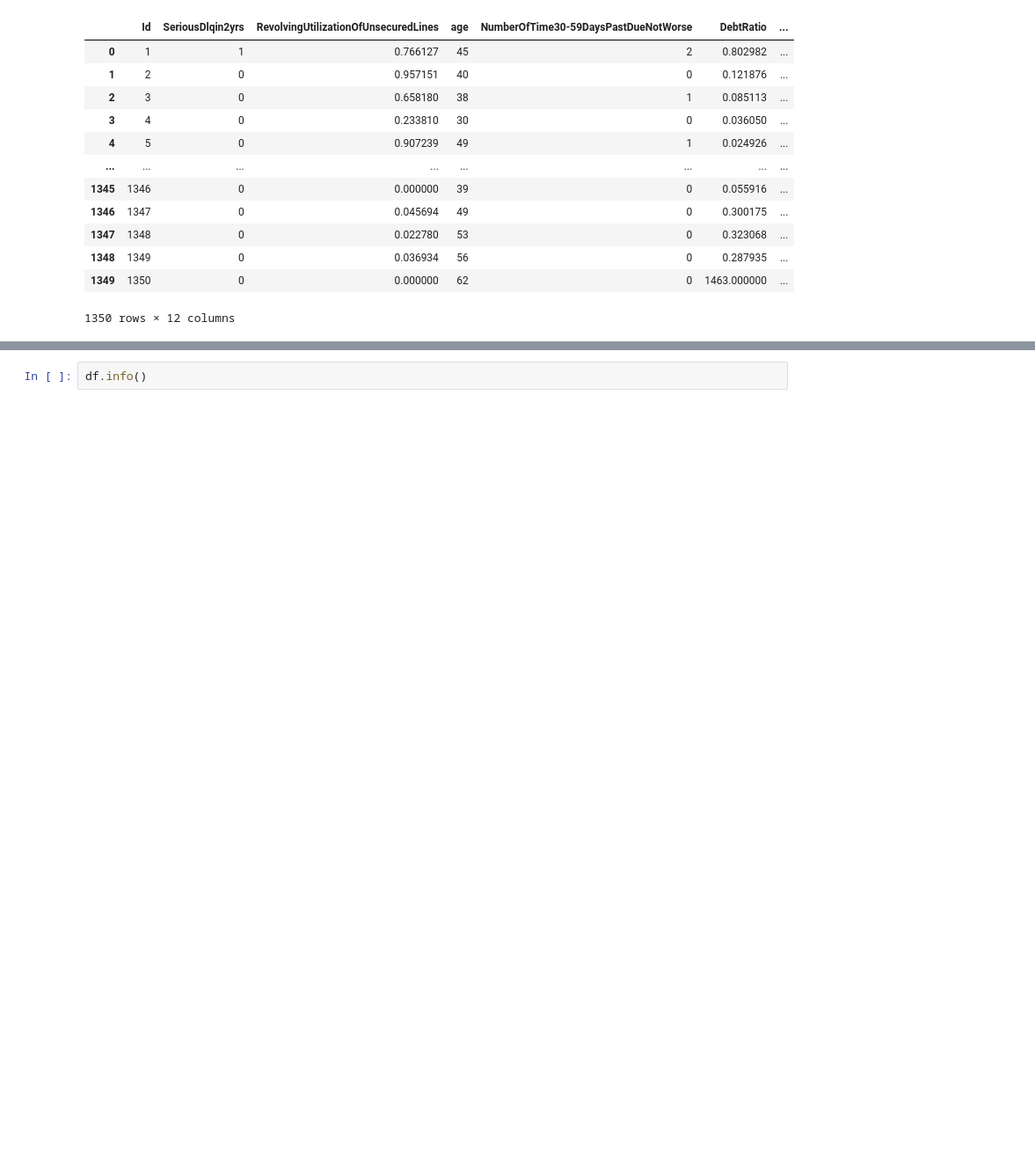
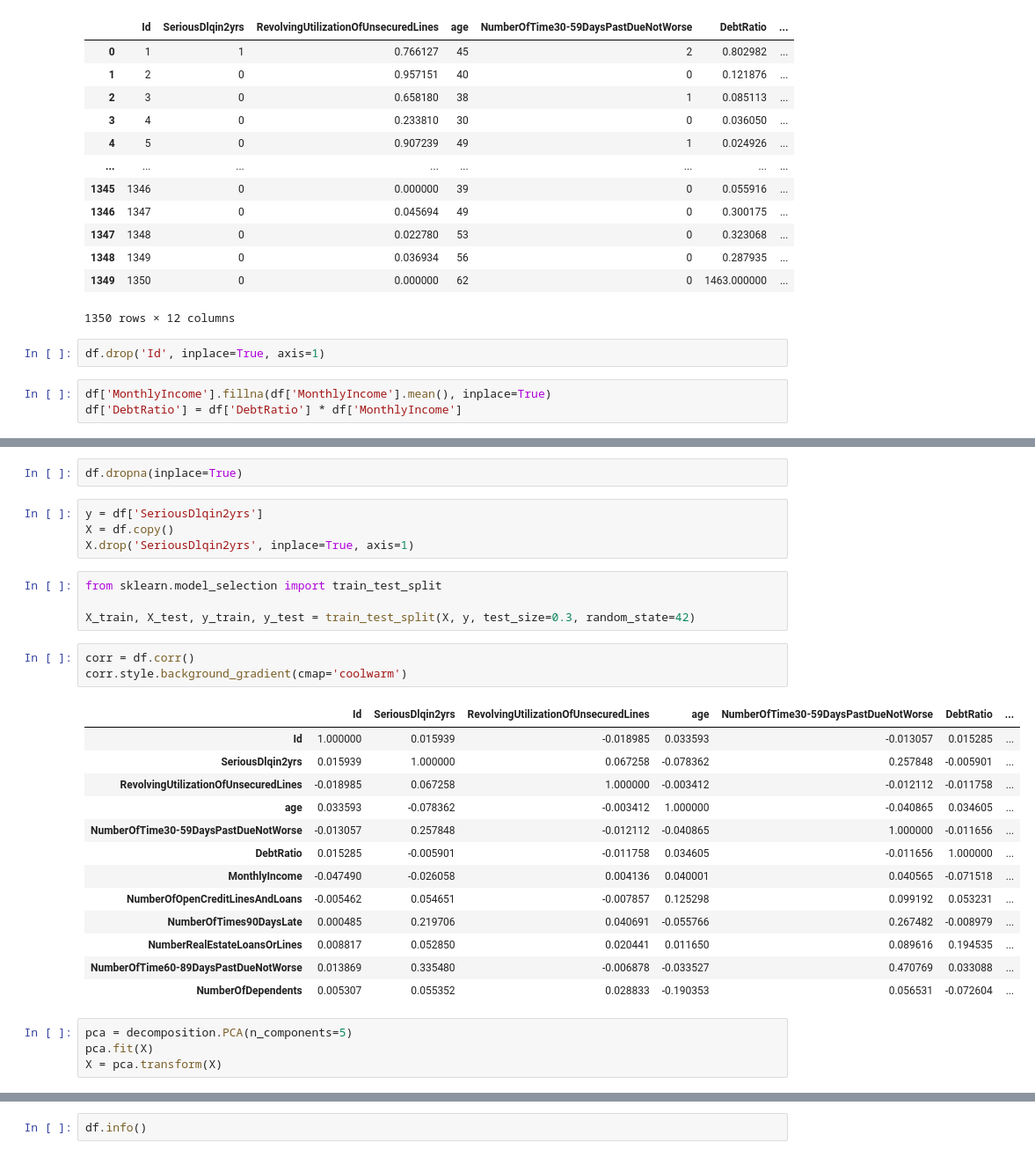
Before and after one commit to Crytox27/ML-AI-8sem, a Jupyter notebook: hw-1 KNN/hw1-knn.ipynb, the cells around one changed output, grey strips where cells are left out. Shown at 88% size. Saved outputs shown, nothing was run; the diff lists cells and outputs as text; blank space fills up the shorter version.

```diff
--- a/hw-1 KNN/hw1-knn.ipynb
+++ b/hw-1 KNN/hw1-knn.ipynb
@@ -22,3 +23,8 @@ df
 | 1348 | 1349 | 0 | 0.036934 | 56 | 0 | 0.287935 | ... |
 | 1349 | 1350 | 0 | 0.000000 | 62 | 0 | 1463.000000 | ... |
 1350 rows × 12 columns
+# %%
+df.drop('Id', inplace=True, axis=1)
+# %%
+df['MonthlyIncome'].fillna(df['MonthlyIncome'].mean(), inplace=True)
+df['DebtRatio'] = df['DebtRatio'] * df['MonthlyIncome']
@@ -24,0 +52,31 @@ df
+# %%
+df.dropna(inplace=True)
+# %%
+y = df['SeriousDlqin2yrs']
+X = df.copy()
+X.drop('SeriousDlqin2yrs', inplace=True, axis=1)
+# %%
+from sklearn.model_selection import train_test_split
+
+X_train, X_test, y_train, y_test = train_test_split(X, y, test_size=0.3, random_state=42)
+# %%
+corr = df.corr()
+corr.style.background_gradient(cmap='coolwarm')
+# %% [output]
+|  | Id | SeriousDlqin2yrs | RevolvingUtilizationOfUnsecuredLines | age | NumberOfTime30-59DaysPastDueNotWorse | DebtRatio | ... |
+| Id | 1.000000 | 0.015939 | -0.018985 | 0.033593 | -0.013057 | 0.015285 | ... |
+| SeriousDlqin2yrs | 0.015939 | 1.000000 | 0.067258 | -0.078362 | 0.257848 | -0.005901 | ... |
+| RevolvingUtilizationOfUnsecuredLines | -0.018985 | 0.067258 | 1.000000 | -0.003412 | -0.012112 | -0.011758 | ... |
+| age | 0.033593 | -0.078362 | -0.003412 | 1.000000 | -0.040865 | 0.034605 | ... |
+| NumberOfTime30-59DaysPastDueNotWorse | -0.013057 | 0.257848 | -0.012112 | -0.040865 | 1.000000 | -0.011656 | ... |
+| DebtRatio | 0.015285 | -0.005901 | -0.011758 | 0.034605 | -0.011656 | 1.000000 | ... |
+| MonthlyIncome | -0.047490 | -0.026058 | 0.004136 | 0.040001 | 0.040565 | -0.071518 | ... |
+| NumberOfOpenCreditLinesAndLoans | -0.005462 | 0.054651 | -0.007857 | 0.125298 | 0.099192 | 0.053231 | ... |
+| NumberOfTimes90DaysLate | 0.000485 | 0.219706 | 0.040691 | -0.055766 | 0.267482 | -0.008979 | ... |
+| NumberRealEstateLoansOrLines | 0.008817 | 0.052850 | 0.020441 | 0.011650 | 0.089616 | 0.194535 | ... |
+| NumberOfTime60-89DaysPastDueNotWorse | 0.013869 | 0.335480 | -0.006878 | -0.033527 | 0.470769 | 0.033088 | ... |
+| NumberOfDependents | 0.005307 | 0.055352 | 0.028833 | -0.190353 | 0.056531 | -0.072604 | ... |
+# %%
+pca = decomposition.PCA(n_components=5)
+pca.fit(X)
+X = pca.transform(X)
```
Also changed, not shown: parts of 11 cells of this notebook, 4 other files.
